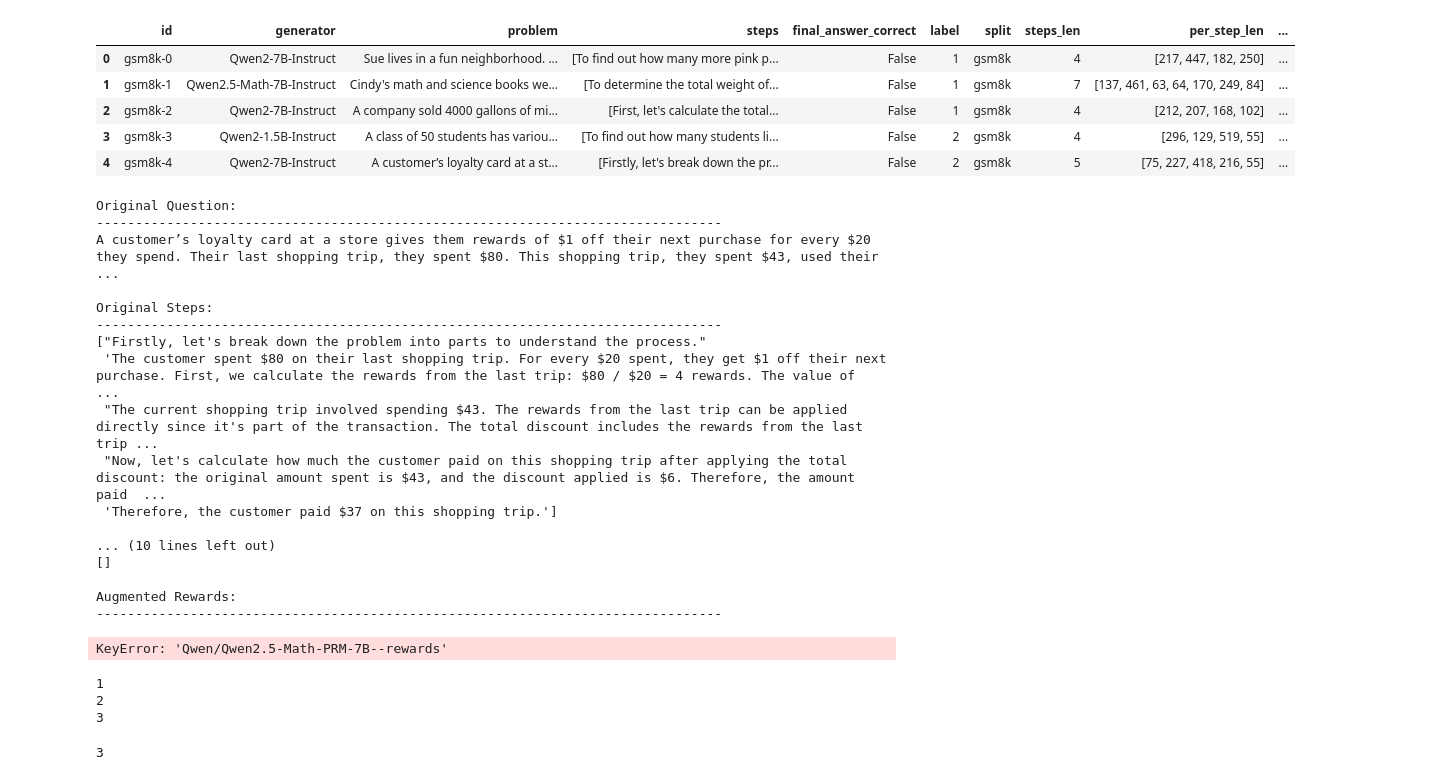
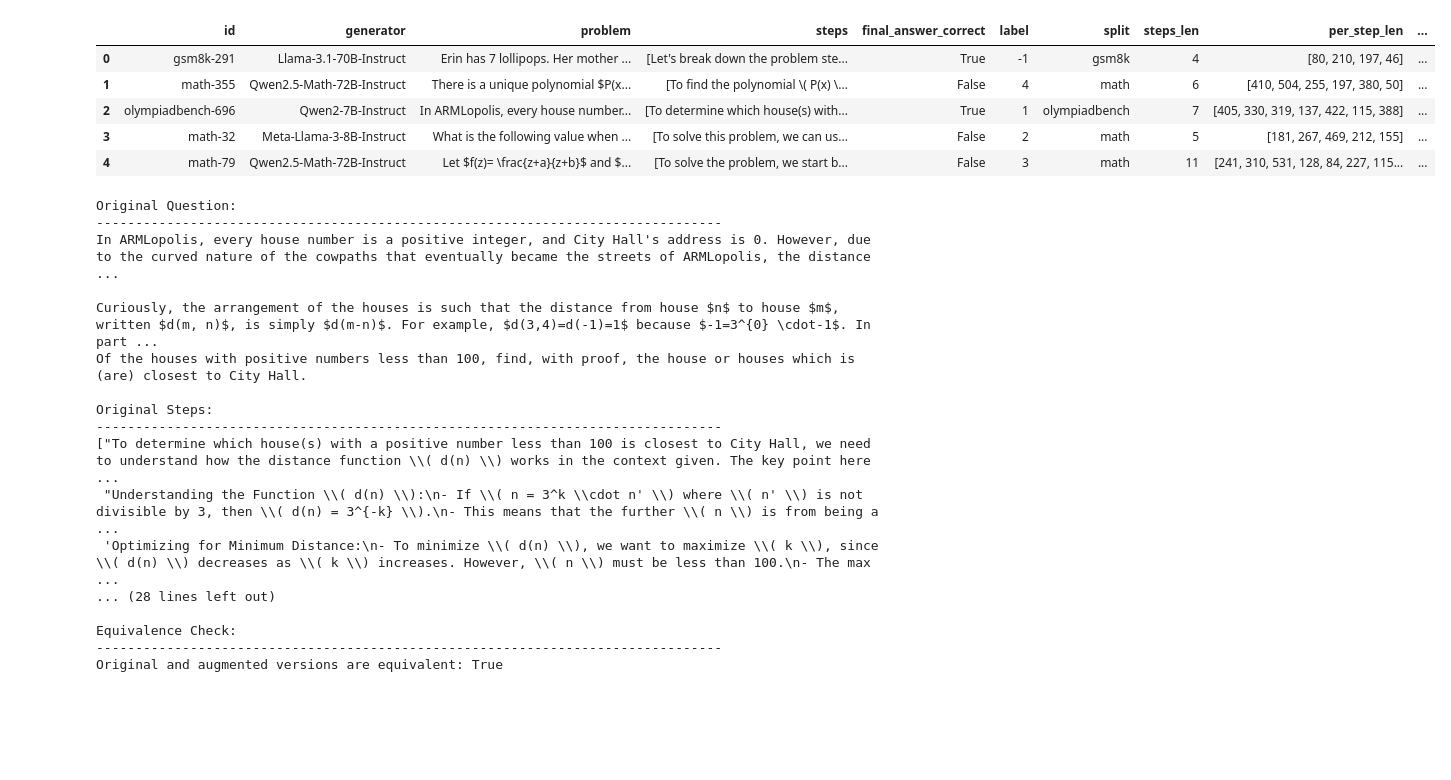
Before and after one commit to rishabh-16/prm-attack, a Jupyter notebook: visualize.ipynb, the cells around one changed output. Drawn from its saved outputs; the diff is of its cells as text; code cells hidden in the pictures; blank space fills up the shorter version.

```diff
--- a/visualize.ipynb
+++ b/visualize.ipynb
@@ -1,20 +24,20 @@
 # %%
 import pandas as pd
-experiment_name = "skywork_verbose_task_2"
+experiment_name = "prm_consise_1"
 df_sample = pd.read_parquet(f"experiments/{experiment_name}.parquet")
 df_sample.head()
 # %% [output]
 |  | id | generator | problem | steps | final_answer_correct | label | split | steps_len | per_step_len | ... |
-| 0 | gsm8k-0 | Qwen2-7B-Instruct | Sue lives in a fun neighborhood. ... | [To find out how many more pink p... | False | 1 | gsm8k | 4 | [217, 447, 182, 250] | ... |
-| 1 | gsm8k-1 | Qwen2.5-Math-7B-Instruct | Cindy's math and science books we... | [To determine the total weight of... | False | 1 | gsm8k | 7 | [137, 461, 63, 64, 170, 249, 84] | ... |
-| 2 | gsm8k-2 | Qwen2-7B-Instruct | A company sold 4000 gallons of mi... | [First, let's calculate the total... | False | 1 | gsm8k | 4 | [212, 207, 168, 102] | ... |
-| 3 | gsm8k-3 | Qwen2-1.5B-Instruct | A class of 50 students has variou... | [To find out how many students li... | False | 2 | gsm8k | 4 | [296, 129, 519, 55] | ... |
-| 4 | gsm8k-4 | Qwen2-7B-Instruct | A customer’s loyalty card at a st... | [Firstly, let's break down the pr... | False | 2 | gsm8k | 5 | [75, 227, 418, 216, 55] | ... |
+| 0 | gsm8k-291 | Llama-3.1-70B-Instruct | Erin has 7 lollipops. Her mother ... | [Let's break down the problem ste... | True | -1 | gsm8k | 4 | [80, 210, 197, 46] | ... |
+| 1 | math-355 | Qwen2.5-Math-72B-Instruct | There is a unique polynomial $P(x... | [To find the polynomial \( P(x) \... | False | 4 | math | 6 | [410, 504, 255, 197, 380, 50] | ... |
+| 2 | olympiadbench-696 | Qwen2-7B-Instruct | In ARMLopolis, every house number... | [To determine which house(s) with... | True | 1 | olympiadbench | 7 | [405, 330, 319, 137, 422, 115, 388] | ... |
+| 3 | math-32 | Meta-Llama-3-8B-Instruct | What is the following value when ... | [To solve this problem, we can us... | False | 2 | math | 5 | [181, 267, 469, 212, 155] | ... |
+| 4 | math-79 | Qwen2.5-Math-72B-Instruct | Let $f(z)= \frac{z+a}{z+b}$ and $... | [To solve the problem, we start b... | False | 3 | math | 11 | [241, 310, 531, 128, 84, 227, 115... | ... |
 # %%
-index = 4
+index = 2
 
 question, steps = df_sample.iloc[index]["problem"], df_sample.iloc[index]["steps"]
-augmented_question, augmented_steps = df_sample.iloc[index]["aug_question"], df_sample.iloc[index]["aug_steps"]
+augmented_question, augmented_steps = df_sample.iloc[index]["aug_problem"], df_sample.iloc[index]["aug_steps"]
 equivalence = df_sample.iloc[index]["equivalence"]
 print("\nOriginal Question:")
 print("-" * 80)
@@ -26,7 +49,7 @@ print(steps)
 
 print("\nOriginal Rewards:")
 print("-" * 80)
-print(df_sample.iloc[index]["Qwen2.5-Math-PRM-7B"])
+print(df_sample.iloc[index]["Skywork-o1-Open-PRM-Qwen-2.5-7B"])
 
 print("\nAugmented Question:")
 print("-" * 80)
@@ -38,7 +61,7 @@ print(augmented_steps)
 
 print("\nAugmented Rewards:")
 print("-" * 80)
-print(df_sample.iloc[index]["Qwen/Qwen2.5-Math-PRM-7B--rewards"])
+print(df_sample.iloc[index]["Skywork/Skywork-o1-Open-PRM-Qwen-2.5-7B--aug_rewards"])
 
 print("\nEquivalence Check:")
 print("-" * 80)
@@ -46,34 +69,21 @@ print(f"Original and augmented versions are equivalent: {equivalence}")
 # %% [output]
 Original Question:
 --------------------------------------------------------------------------------
-A customer’s loyalty card at a store gives them rewards of $1 off their next purchase for every $20 they spend. Their last shopping trip, they spent $80. This shopping trip, they spent $43, used their ...
+In ARMLopolis, every house number is a positive integer, and City Hall's address is 0. However, due to the curved nature of the cowpaths that eventually became the streets of ARMLopolis, the distance  ...
+
+Curiously, the arrangement of the houses is such that the distance from house $n$ to house $m$, written $d(m, n)$, is simply $d(m-n)$. For example, $d(3,4)=d(-1)=1$ because $-1=3^{0} \cdot-1$. In part ...
+Of the houses with positive numbers less than 100, find, with proof, the house or houses which is (are) closest to City Hall.
 
 Original Steps:
 --------------------------------------------------------------------------------
-["Firstly, let's break down the problem into parts to understand the process."
- 'The customer spent $80 on their last shopping trip. For every $20 spent, they get $1 off their next purchase. First, we calculate the rewards from the last trip: $80 / $20 = 4 rewards. The value of  ...
- "The current shopping trip involved spending $43. The rewards from the last trip can be applied directly since it's part of the transaction. The total discount includes the rewards from the last trip ...
- "Now, let's calculate how much the customer paid on this shopping trip after applying the total discount: the original amount spent is $43, and the discount applied is $6. Therefore, the amount paid  ...
- 'Therefore, the customer paid $37 on this shopping trip.']
+["To determine which house(s) with a positive number less than 100 is closest to City Hall, we need to understand how the distance function \\( d(n) \\) works in the context given. The key point here  ...
+ "Understanding the Function \\( d(n) \\):\n- If \\( n = 3^k \\cdot n' \\) where \\( n' \\) is not divisible by 3, then \\( d(n) = 3^{-k} \\).\n- This means that the further \\( n \\) is from being a  ...
+ 'Optimizing for Minimum Distance:\n- To minimize \\( d(n) \\), we want to maximize \\( k \\), since \\( d(n) \\) decreases as \\( k \\) increases. However, \\( n \\) must be less than 100.\n- The max ...
+... (28 lines left out)
 
-... (10 lines left out)
-[]
-
-Augmented Rewards:
+Equivalence Check:
 --------------------------------------------------------------------------------
+Original and augmented versions are equivalent: True
-KeyError: 'Qwen/Qwen2.5-Math-PRM-7B--rewards'
-# %%
-i = [1,2,3]
-for i in i:
-    print(i)
-# %% [output]
-1
-2
-3
-# %%
-i
-# %% [output]
-3
 # %%
 df_sample.head()
 # %% [output]
```
Also changed, not shown: parts of 13 cells of this notebook, 4 other files.
